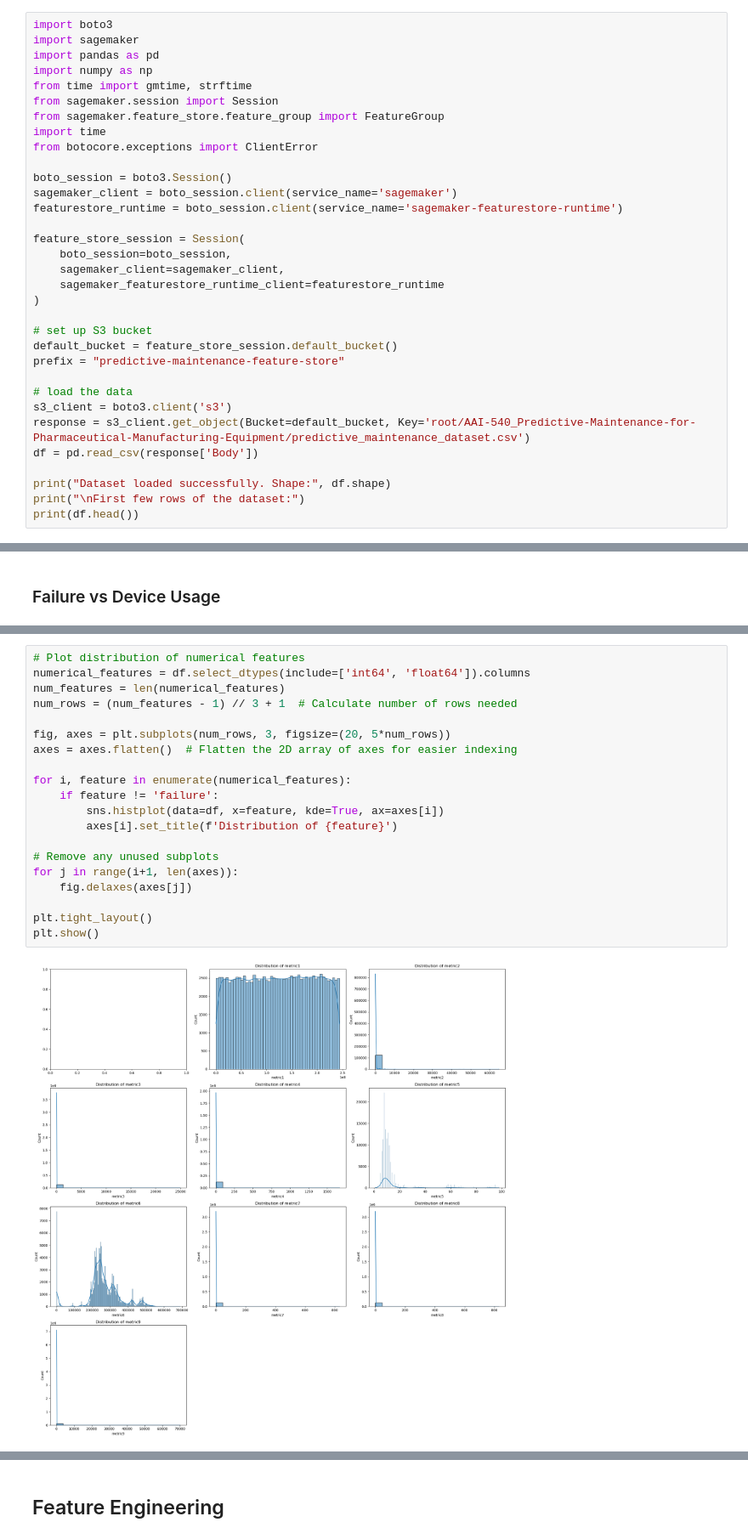
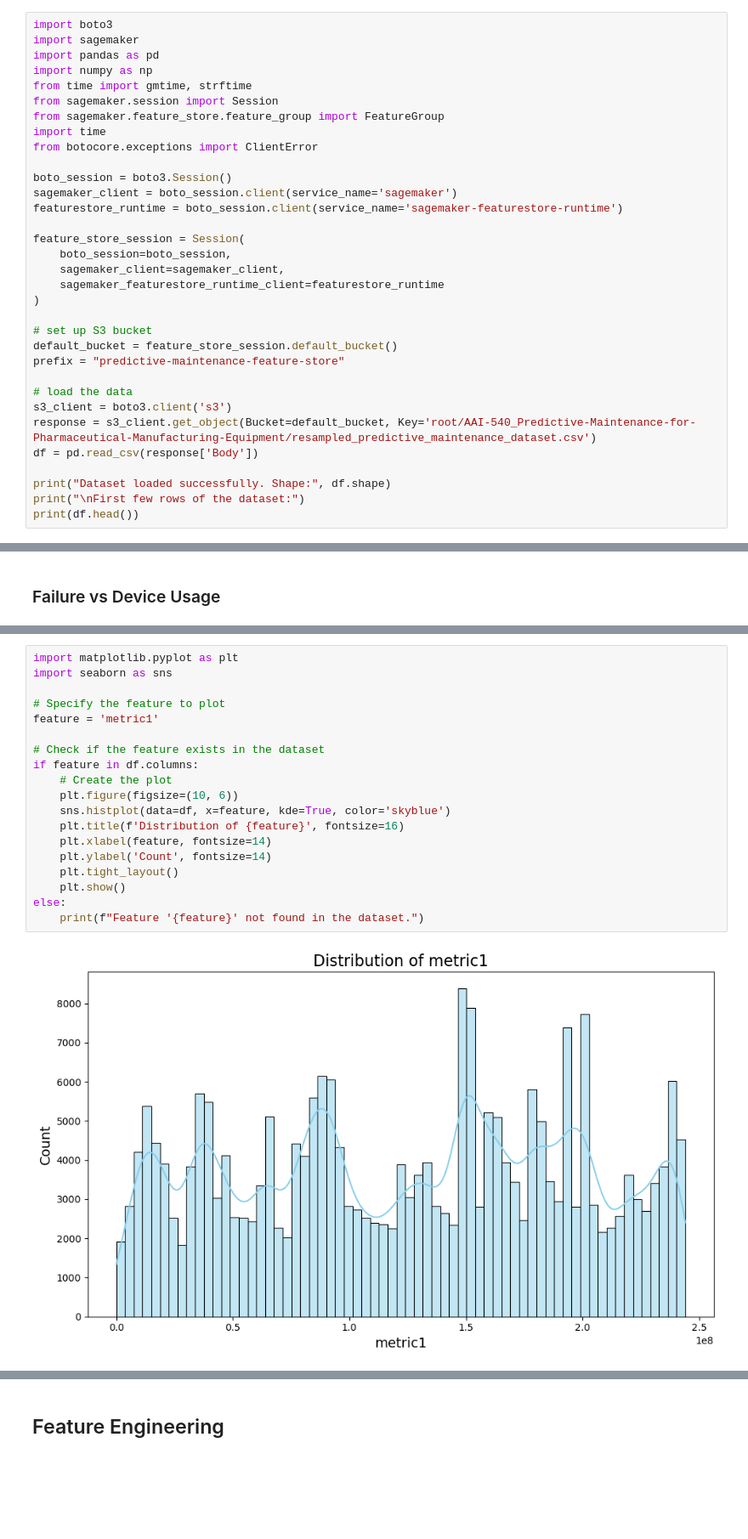
Before and after one commit to angelbenitezmd/AAI-540_Predictive-Maintenance-for-Pharmaceutical-Manufacturing-Equipment, a Jupyter notebook: 04_Feature_Store_EDA.ipynb, the cells around one changed output, grey strips where cells are left out. Shown at 85% size. Drawn from its saved outputs; the diff is of its cells as text; blank space fills up the shorter version.

Commit message:
Add updated preprocessing, feature store EDA, training scripts, and resampled datasets

```diff
--- a/04_Feature_Store_EDA.ipynb
+++ b/04_Feature_Store_EDA.ipynb
@@ -27,7 +27,7 @@ prefix = "predictive-maintenance-feature-store"
 
 # load the data
 s3_client = boto3.client('s3')
-response = s3_client.get_object(Bucket=default_bucket, Key='root/AAI-540_Predictive-Maintenance-for-Pharmaceutical-Manufacturing-Equipment/predictive_maintenance_dataset.csv')
+response = s3_client.get_object(Bucket=default_bucket, Key='root/AAI-540_Predictive-Maintenance-for-Pharmaceutical-Manufacturing-Equipment/resampled_predictive_maintenance_dataset.csv')
 df = pd.read_csv(response['Body'])
 
 print("Dataset loaded successfully. Shape:", df.shape)
@@ -154,23 +176,22 @@ for metric in metric_columns:
 [figure]
 # %%
-# Plot distribution of numerical features
-numerical_features = df.select_dtypes(include=['int64', 'float64']).columns
-num_features = len(numerical_features)
-num_rows = (num_features - 1) // 3 + 1  # Calculate number of rows needed
+import matplotlib.pyplot as plt
+import seaborn as sns
 
-fig, axes = plt.subplots(num_rows, 3, figsize=(20, 5*num_rows))
-axes = axes.flatten()  # Flatten the 2D array of axes for easier indexing
+# Specify the feature to plot
+feature = 'metric1'
 
-for i, feature in enumerate(numerical_features):
-    if feature != 'failure':
-        sns.histplot(data=df, x=feature, kde=True, ax=axes[i])
-        axes[i].set_title(f'Distribution of {feature}')
-
-# Remove any unused subplots
-for j in range(i+1, len(axes)):
-    fig.delaxes(axes[j])
-
-plt.tight_layout()
-plt.show()
+# Check if the feature exists in the dataset
+if feature in df.columns:
+    # Create the plot
+    plt.figure(figsize=(10, 6))
+    sns.histplot(data=df, x=feature, kde=True, color='skyblue')
+    plt.title(f'Distribution of {feature}', fontsize=16)
+    plt.xlabel(feature, fontsize=14)
+    plt.ylabel('Count', fontsize=14)
+    plt.tight_layout()
+    plt.show()
+else:
+    print(f"Feature '{feature}' not found in the dataset.")
 # %% [output]
-[figure, old version]
+[figure, new version]
```
Also changed, not shown: parts of 24 cells of this notebook, 16 other files.
